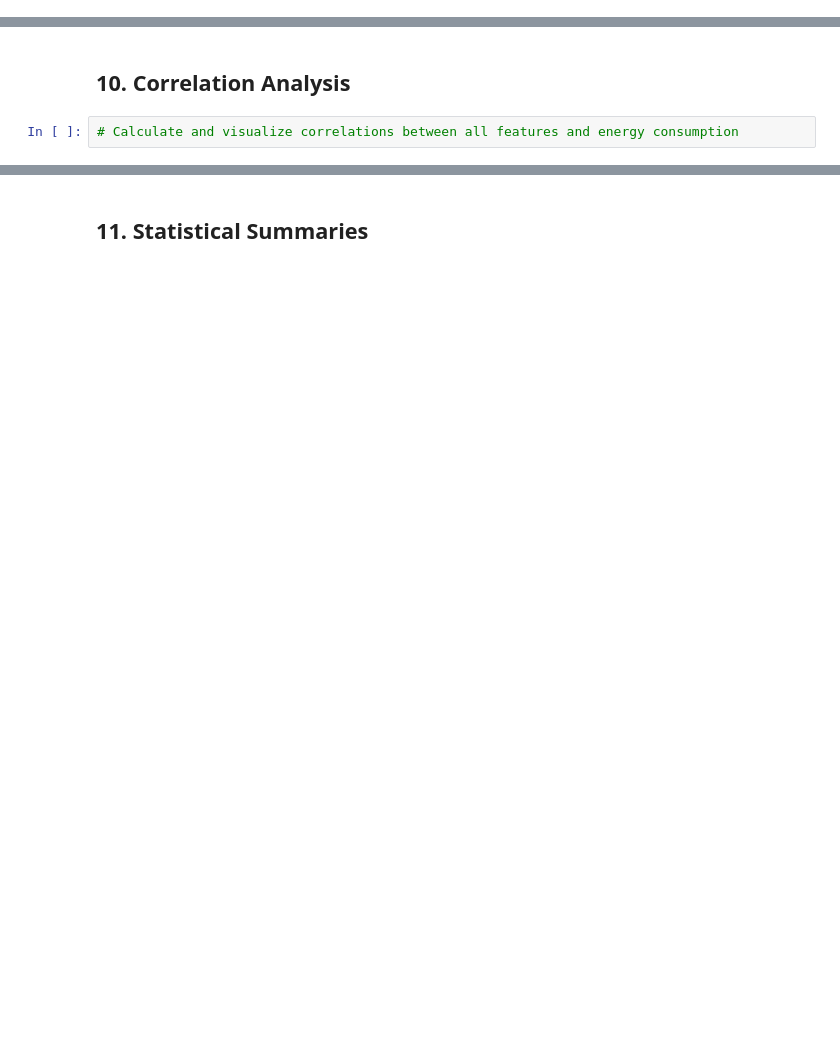
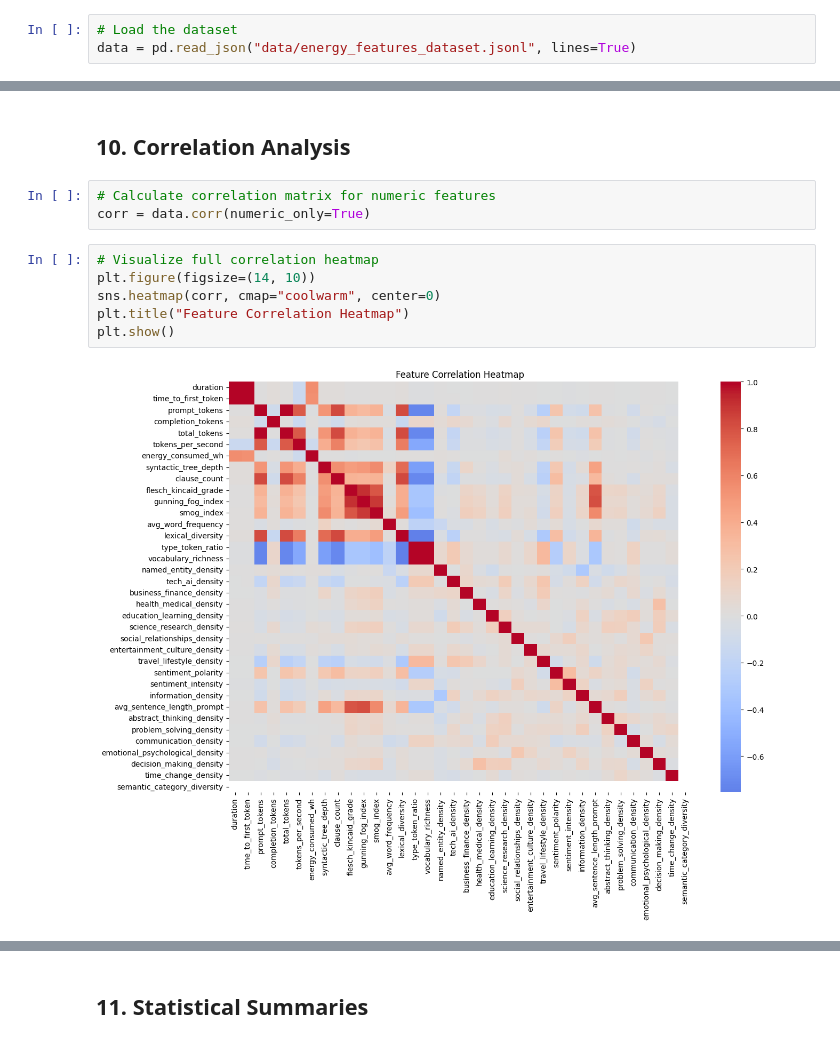
Before and after one commit to evwillow/MeasuringPromptEnergyinLLMs, a Jupyter notebook: 05_exploratory_data_analysis.ipynb, the cells around one changed output, grey strips where cells are left out. Saved outputs shown, nothing was run; the diff lists cells and outputs as text; blank space fills up the shorter version.

```diff
--- a/05_exploratory_data_analysis.ipynb
+++ b/05_exploratory_data_analysis.ipynb
@@ -7,3 +10,6 @@
+# %%
+# Load the dataset
+data = pd.read_json("data/energy_features_dataset.jsonl", lines=True)
 # %% [markdown]
 ## 2. Dataset Overview
 # %%
@@ -39,4 +336,13 @@
 # %% [markdown]
 ## 10. Correlation Analysis
-# %%
-# Calculate and visualize correlations between all features and energy consumption
+# %%
+# Calculate correlation matrix for numeric features
+corr = data.corr(numeric_only=True)
+# %%
+# Visualize full correlation heatmap
+plt.figure(figsize=(14, 10))
+sns.heatmap(corr, cmap="coolwarm", center=0)
+plt.title("Feature Correlation Heatmap")
+plt.show()
+# %% [output]
+[figure, added]
```
Also changed, not shown: parts of 43 cells of this notebook, 3 other files.
